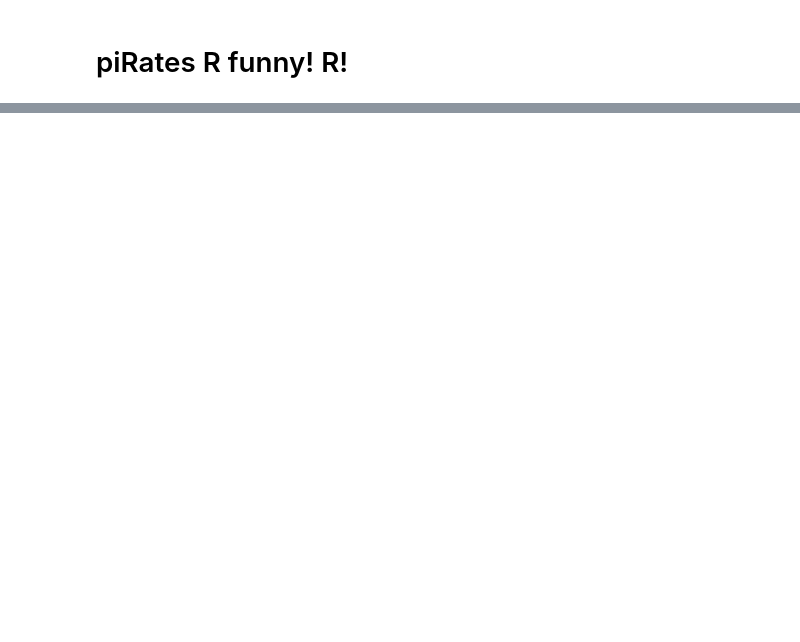
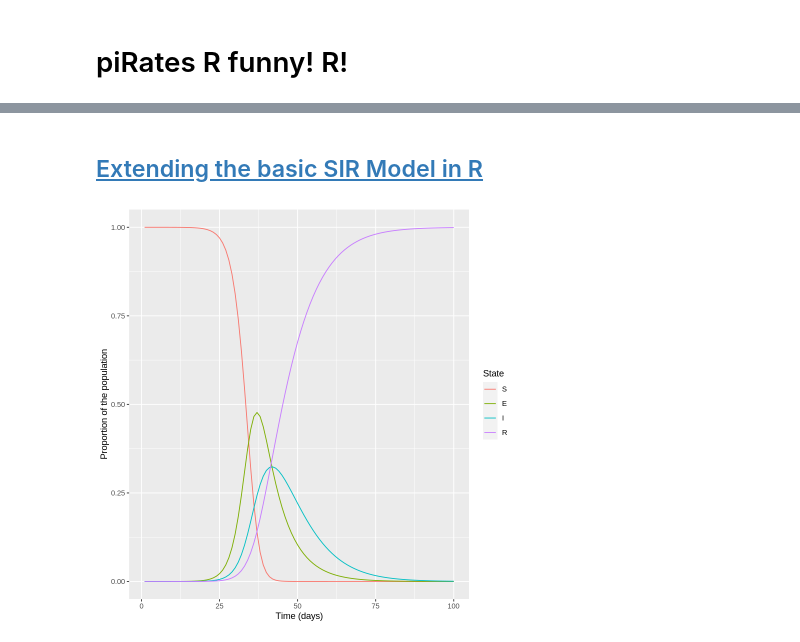
Before and after one commit to matthewbegun/testes, a Jupyter notebook: piRatical.ipynb, the cells around one changed output, grey strips where cells are left out. Saved outputs shown, nothing was run; the diff lists cells and outputs as text; code cells hidden in the pictures; blank space fills up the shorter version.

```diff
--- a/piRatical.ipynb
+++ b/piRatical.ipynb
@@ -53,0 +185,58 @@ source(here::here("script", "9_miscellaneous_estimates.R"))
+# %% [markdown]
+## [Extending the basic SIR Model in R](https://towardsdatascience.com/extending-the-basic-sir-model-b6b32b833d76)
+# %%
+# from https://gist.github.com/najm94/d1cf7986406623a20c3cb3182c0ca5de
+
+#Load required libraries
+# library(ggplot2)
+# library(deSolve)
+# library(reshape2)
+pacman::p_load(ggplot2, deSolve, reshape2)
+
+# Model inputs
+
+# initial_state_values=c(S=999999,I=1,R=0)
+# parameters=c(gamma=0.20,beta=0.5)
+initial_state_values=c(S=999999,E=0,I=1,R=0)
+parameters=c(delta=1/7, # latent period of n days
+            gamma=1/7, # infectious for n days
+            beta=2 # infects n per day
+            )
+
+# Time points
+
+time=seq(from=1,to=100,by=1)
+
+# SIR model function
+
+# sir_model <- function(time,state,parameters){
+seir_model <- function(time,state,parameters){
+  with(as.list(c(state,parameters)),{
+    # N=S+I+R
+    N=S+E+I+R
+    lambda=beta*(I/N)
+    dS=-lambda*S
+    # dI=lambda*S-gamma*I
+    dE=lambda*S-delta*E
+    dI=delta*E-gamma*I
+    dR=gamma*I
+
+    # return(list(c(dS,dI,dR)))
+    return(list(c(dS,dE,dI,dR)))
+  }
+  )
+}
+
+
+#Solving the differential equations
+# output<-as.data.frame(ode(y=initial_state_values,func = sir_model,parms=parameters,times = time))
+output<-as.data.frame(ode(y=initial_state_values,func = seir_model,parms=parameters,times = time))
+
+
+out_long=melt(output,id="time")
+# To plot the proportion of susceptible, infected and recovered individuals over time
+ggplot(data = out_long,
+       aes(x = time, y = value/1000000, colour = variable, group = variable)) +
+  geom_line() +xlab("Time (days)")+ylab("Proportion of the population")+scale_color_discrete(name="State")
+# %% [output]
+[figure, added]
```
Also changed, not shown: parts of 6 cells of this notebook.
